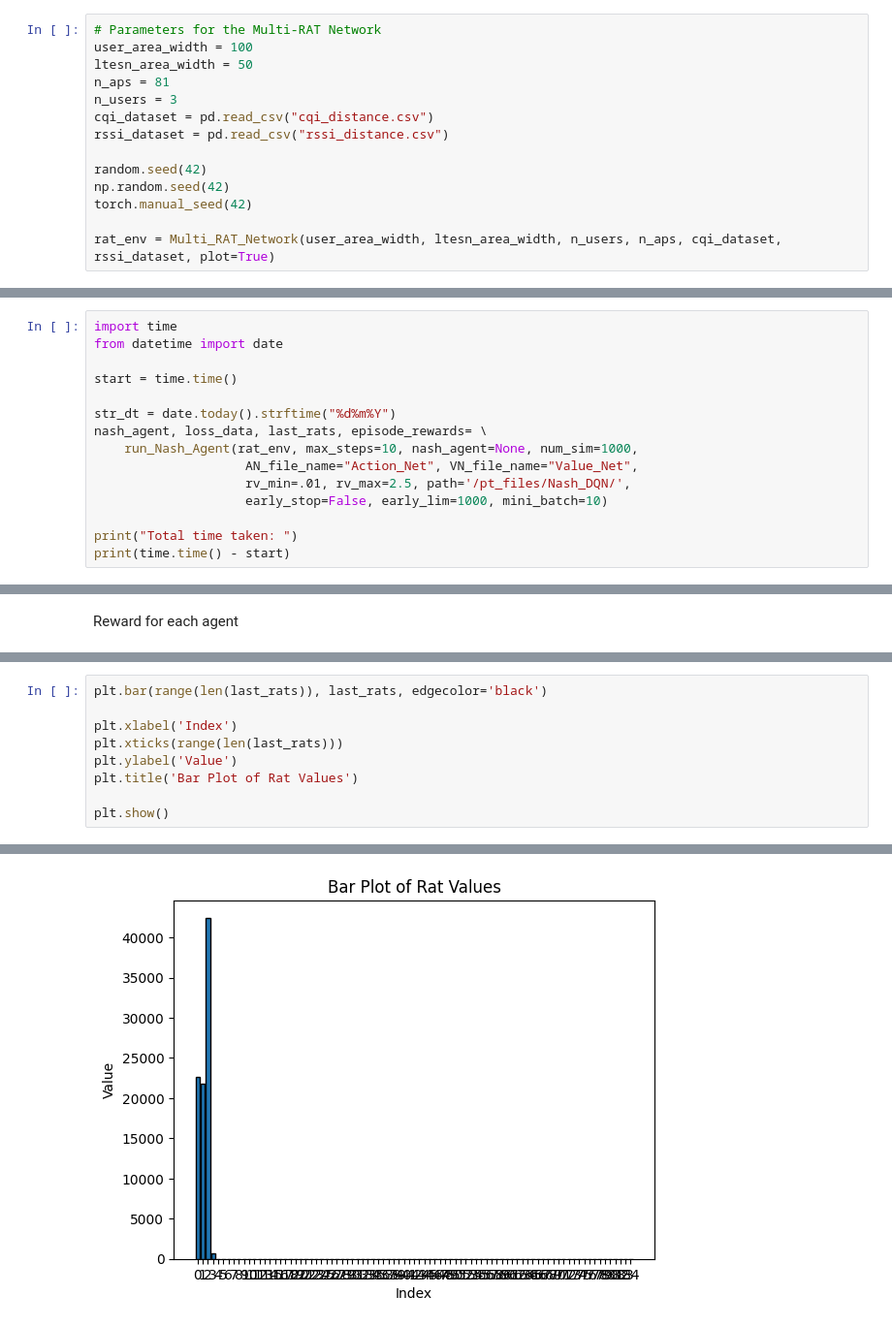
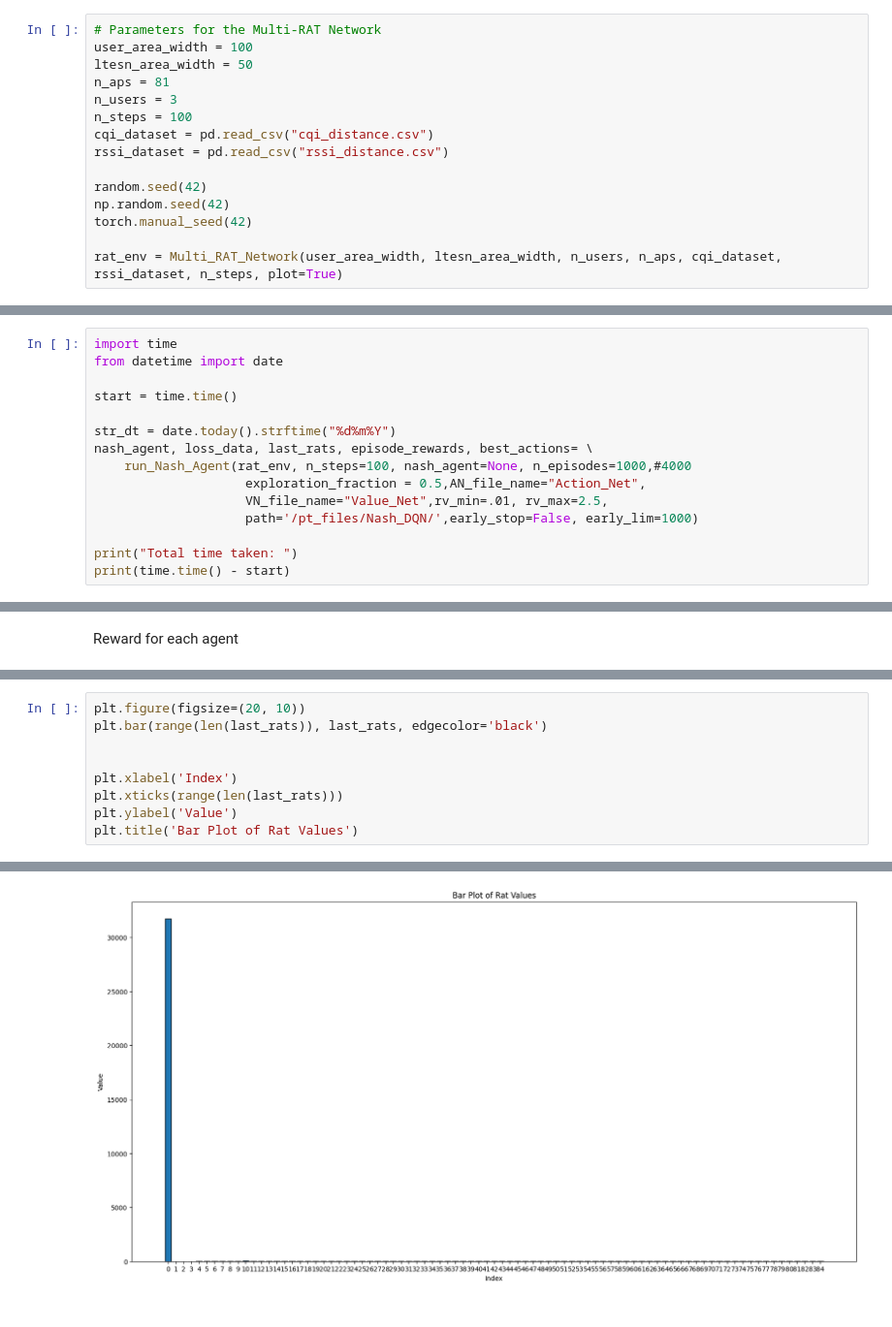
Before and after one commit to AlvaroSolana/DQN_RAT_Selection, a Jupyter notebook: RAT_training.ipynb, the cells around one changed output, grey strips where cells are left out. Shown: that part at 97% size. Cells and saved outputs as stored; diff of their text form.

```diff
--- a/RAT_training.ipynb
+++ b/RAT_training.ipynb
@@ -15,6 +15,7 @@ user_area_width = 100
 ltesn_area_width = 50
 n_aps = 81
 n_users = 3
+n_steps = 100
 cqi_dataset = pd.read_csv("cqi_distance.csv")
 rssi_dataset = pd.read_csv("rssi_distance.csv")
 
@@ -22,5 +23,5 @@ random.seed(42)
 np.random.seed(42)
 torch.manual_seed(42)
 
-rat_env = Multi_RAT_Network(user_area_width, ltesn_area_width, n_users, n_aps, cqi_dataset, rssi_dataset, plot=True)
+rat_env = Multi_RAT_Network(user_area_width, ltesn_area_width, n_users, n_aps, cqi_dataset, rssi_dataset, n_steps, plot=True)
 # %% [output]
@@ -34,11 +35,11 @@ from datetime import date
 start = time.time()
 
 str_dt = date.today().strftime("%d%m%Y")
-nash_agent, loss_data, last_rats, episode_rewards= \
-    run_Nash_Agent(rat_env, max_steps=10, nash_agent=None, num_sim=1000,
-                    AN_file_name="Action_Net", VN_file_name="Value_Net",
-                    rv_min=.01, rv_max=2.5, path='/pt_files/Nash_DQN/',
-                    early_stop=False, early_lim=1000, mini_batch=10)
+nash_agent, loss_data, last_rats, episode_rewards, best_actions= \
+    run_Nash_Agent(rat_env, n_steps=100, nash_agent=None, n_episodes=1000,#4000
+                    exploration_fraction = 0.5,AN_file_name="Action_Net",
+                    VN_file_name="Value_Net",rv_min=.01, rv_max=2.5,
+                    path='/pt_files/Nash_DQN/',early_stop=False, early_lim=1000)
 
 print("Total time taken: ")
 print(time.time() - start)
@@ -164,10 +165,10 @@ plt.show()
 # %%
+plt.figure(figsize=(20, 10))
 plt.bar(range(len(last_rats)), last_rats, edgecolor='black')
+
 
 plt.xlabel('Index')
 plt.xticks(range(len(last_rats)))
 plt.ylabel('Value')
 plt.title('Bar Plot of Rat Values')
-
-plt.show()
 # %% [output]
@@ -174 +176 @@ plt.show()
-[figure, old version]
+[figure, new version]
```
Also changed, not shown: parts of 8 cells of this notebook, 11 other files.
